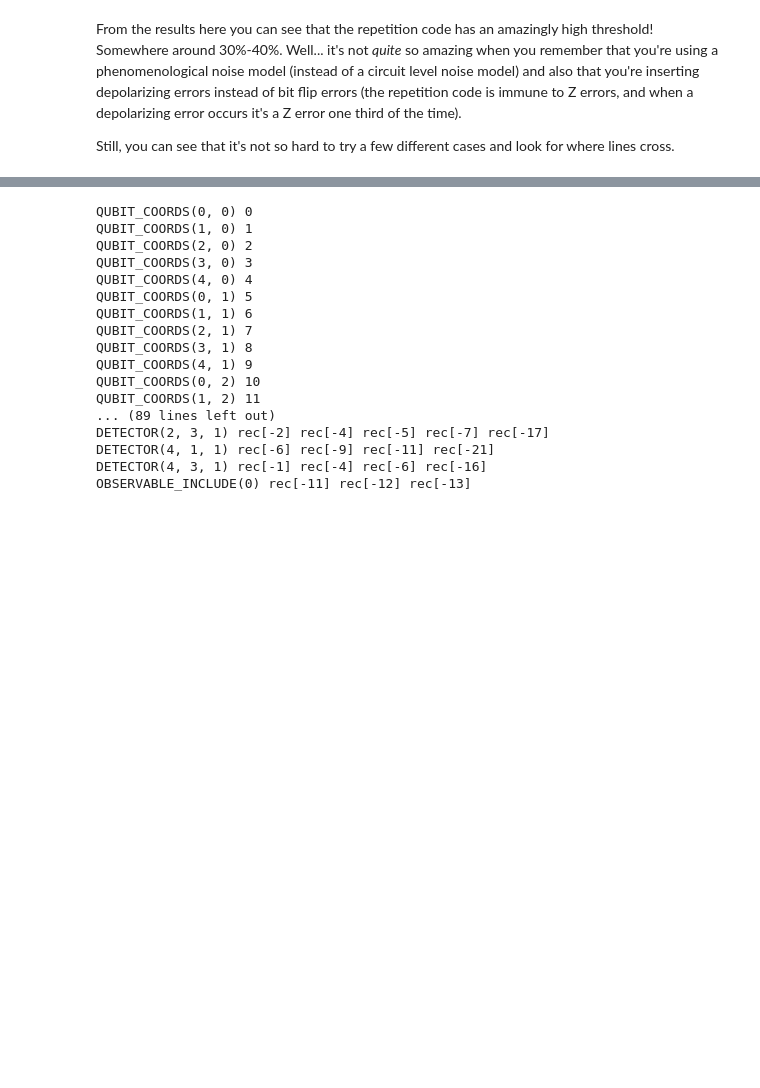
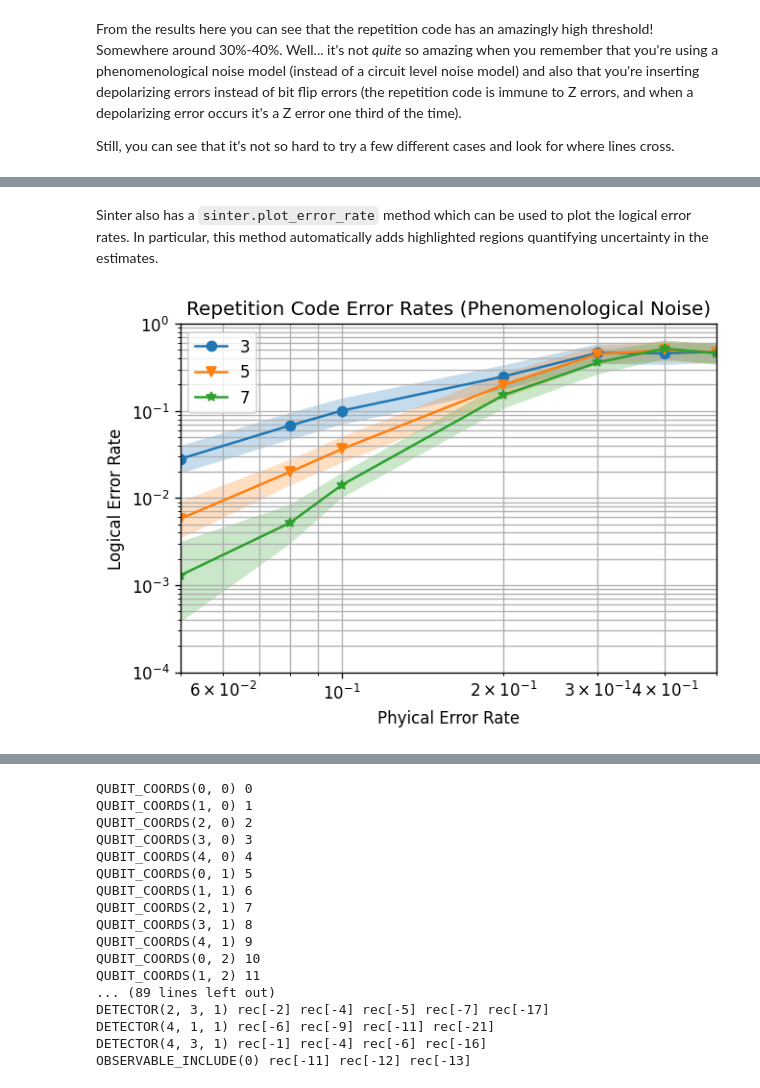
Before and after one commit to quantumlib/Stim, a Jupyter notebook: doc/getting_started.ipynb, the cells around one changed output, grey strips where cells are left out. Cells and saved outputs as stored; diff of their text form; code cells hidden in the pictures; blank space fills up the shorter version.

```diff
--- a/doc/getting_started.ipynb
+++ b/doc/getting_started.ipynb
@@ -594,0 +490,44 @@ But you can lean on Stim's example circuits some more, because Stim can make sim
+# %%
+tasks = [
+    sinter.Task(
+        circuit=stim.Circuit.generated(
+            "repetition_code:memory",
+            rounds=d * 3,
+            distance=d,
+            before_round_data_depolarization=noise,
+        ),
+        json_metadata={'d': d, 'p': noise},
+    )
+    for d in [3, 5, 7]
+    for noise in [0.05, 0.08, 0.1, 0.2, 0.3, 0.4, 0.5]
+]
+
+collected_stats: List[sinter.TaskStats] = sinter.collect(
+    num_workers=4,
+    tasks=tasks,
+    decoders=['pymatching'],
+    max_shots=10_000,
+    max_errors=100,
+)
+# %% [markdown]
+Sinter also has a `sinter.plot_error_rate` method which can be used to plot the logical error rates. In particular, this method automatically adds highlighted regions quantifying uncertainty in the estimates.
+# %%
+fig, ax = plt.subplots(1, 1)
+sinter.plot_error_rate(
+    ax=ax,
+    stats=collected_stats,
+    x_func=lambda stats: stats.json_metadata['p'],
+    group_func=lambda stats: stats.json_metadata['d'],
+)
+ax.set_ylim(1e-4, 1e-0)
+ax.set_xlim(5e-2, 5e-1)
+ax.loglog()
+ax.set_title("Repetition Code Error Rates (Phenomenological Noise)")
+ax.set_xlabel("Phyical Error Rate")
+ax.set_ylabel("Logical Error Rate")
+ax.grid(which='major')
+ax.grid(which='minor')
+ax.legend()
+fig.set_dpi(120)  # Show it bigger
+# %% [output]
+[figure, added]
```
Also changed, not shown: parts of 48 cells of this notebook, 35 other files.
